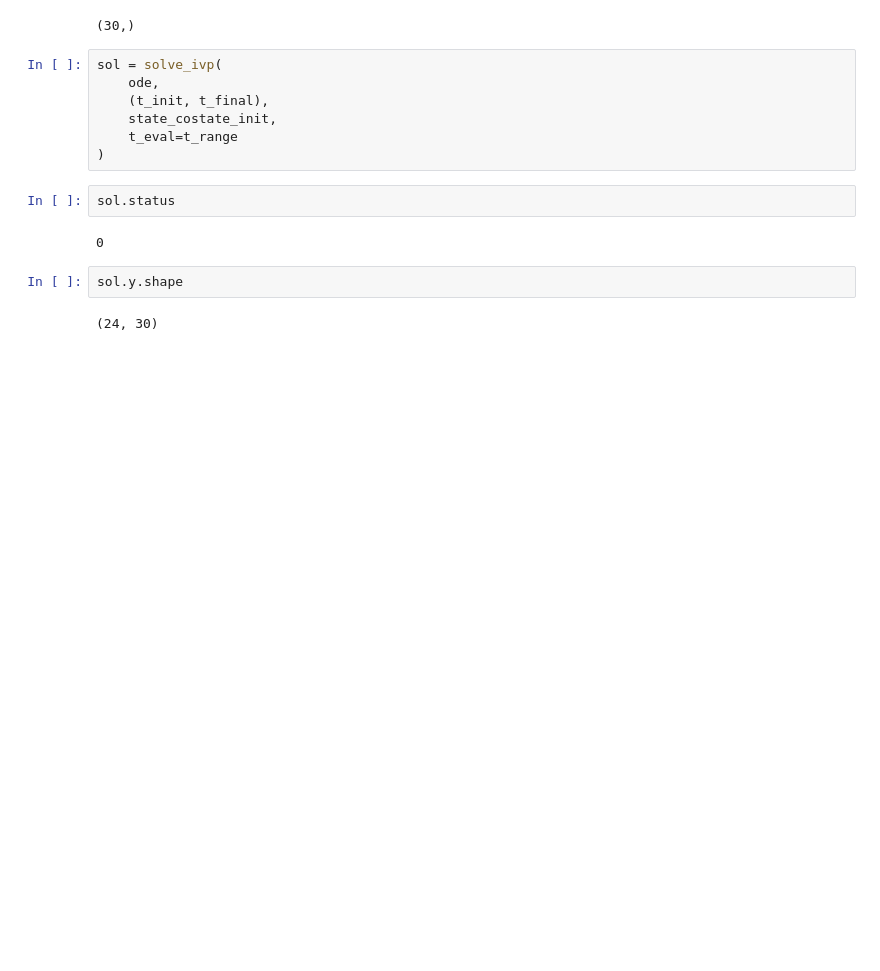
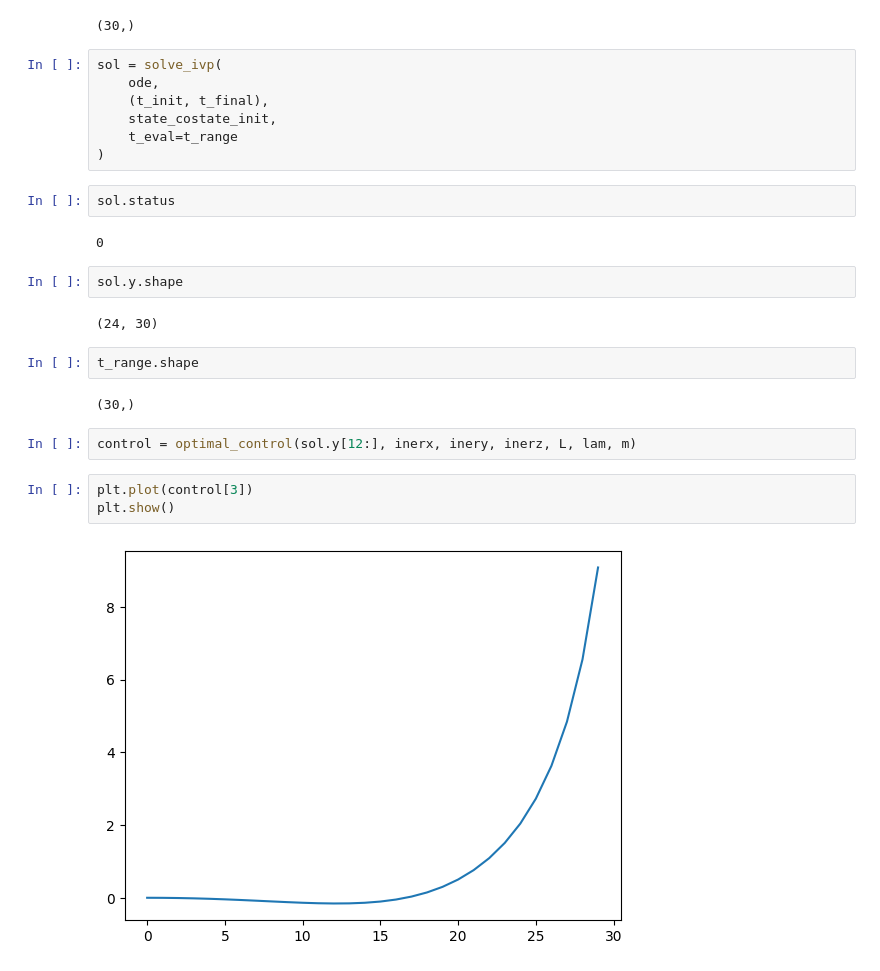
Before and after one commit to mward19/drone-stabilization, a Jupyter notebook: drone_simulate.ipynb, the cells around one changed output. Cells and saved outputs as stored; diff of their text form; blank space fills up the shorter version.

Commit message:
optimal control is a bit strange

```diff
--- a/drone_simulate.ipynb
+++ b/drone_simulate.ipynb
@@ -67,4 +72,15 @@ sol.status
 sol.y.shape
 # %% [output]
 (24, 30)
+# %%
+t_range.shape
+# %% [output]
+(30,)
+# %%
+control = optimal_control(sol.y[12:], inerx, inery, inerz, L, lam, m)
+# %%
+plt.plot(control[3])
+plt.show()
+# %% [output]
+[figure, added]
 # %%
```
Also changed, not shown: parts of 4 cells of this notebook, 1 other file.
